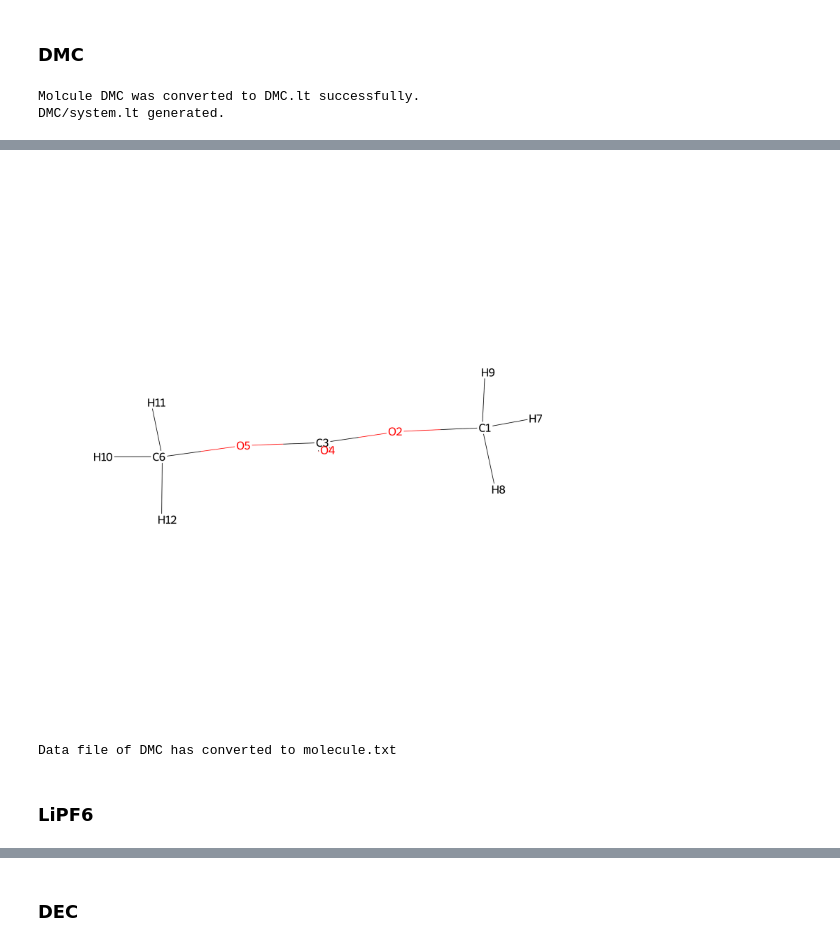
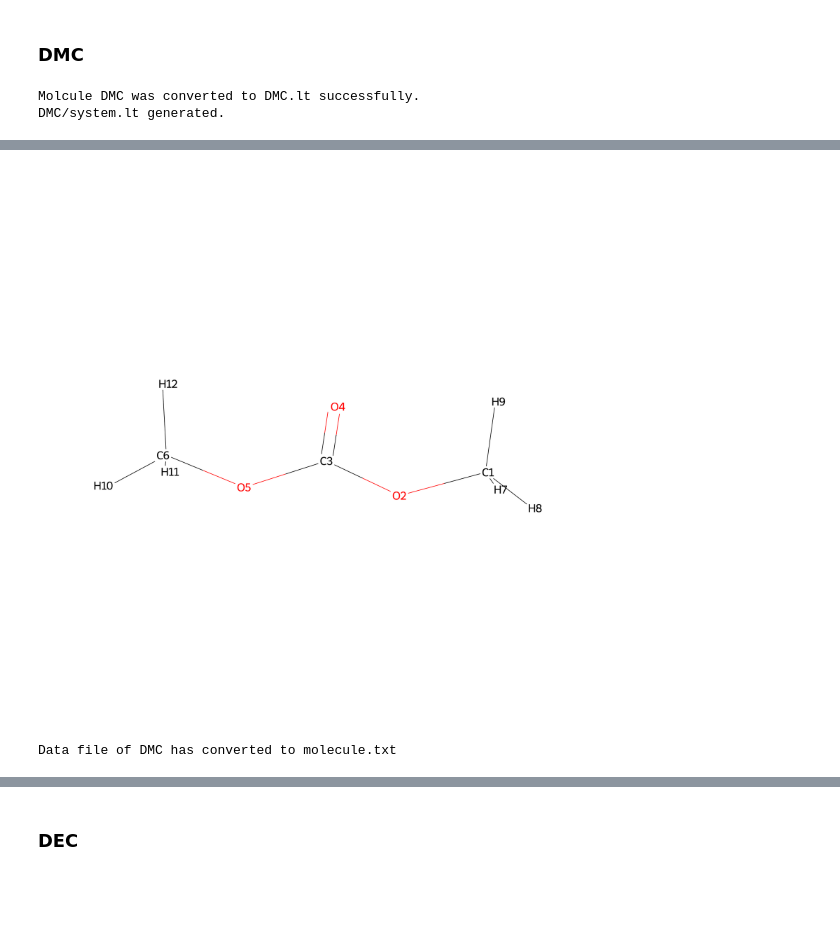
Before and after one commit to Andrewhuang723/ElectrolyteModeling, a Jupyter notebook: Electrolytes/visualized.ipynb, the cells around one changed output, grey strips where cells are left out. Saved outputs shown, nothing was run; the diff lists cells and outputs as text; code cells hidden in the pictures; blank space fills up the shorter version.

```diff
--- a/Electrolytes/visualized.ipynb
+++ b/Electrolytes/visualized.ipynb
@@ -68,7 +77,6 @@ mol = Chem.MolFromSmiles(smiles)
 mol = AllChem.AddHs(mol)
 AllChem.EmbedMolecule(mol)
 AllChem.UFFOptimizeMolecule(mol)
-mol.GetConformer()
 
 for atom in mol.GetAtoms():
     atom_label = f'{atom.GetSymbol()}{atom.GetIdx()+1}'
@@ -76,8 +84,7 @@ for atom in mol.GetAtoms():
 
 # Draw.MolToImage(mol, size=(2000, 2000))
 MOL2LT("DMC", mol, generate_system_file=True)
-Draw.IPythonConsole.drawMol3D(mol)
-# Draw.MolToImage(mol, size=(2000, 2000))
+Draw.MolToImage(mol, size=(2000, 2000))
 # %% [output]
 Molcule DMC was converted to DMC.lt successfully.
 DMC/system.lt generated.
@@ -85,10 +91,5 @@ DMC/system.lt generated.
+[figure, added]
-# %%
-Draw.MolToImage(mol, size=(2000, 2000))
-# %% [output]
-[figure, removed]
 # %%
 DATA2MOLTXT(molecule="DMC")
 # %% [output]
 Data file of DMC has converted to molecule.txt
-# %% [markdown]
-### LiPF6
```
Also changed, not shown: parts of 21 cells of this notebook, 48 other files.
